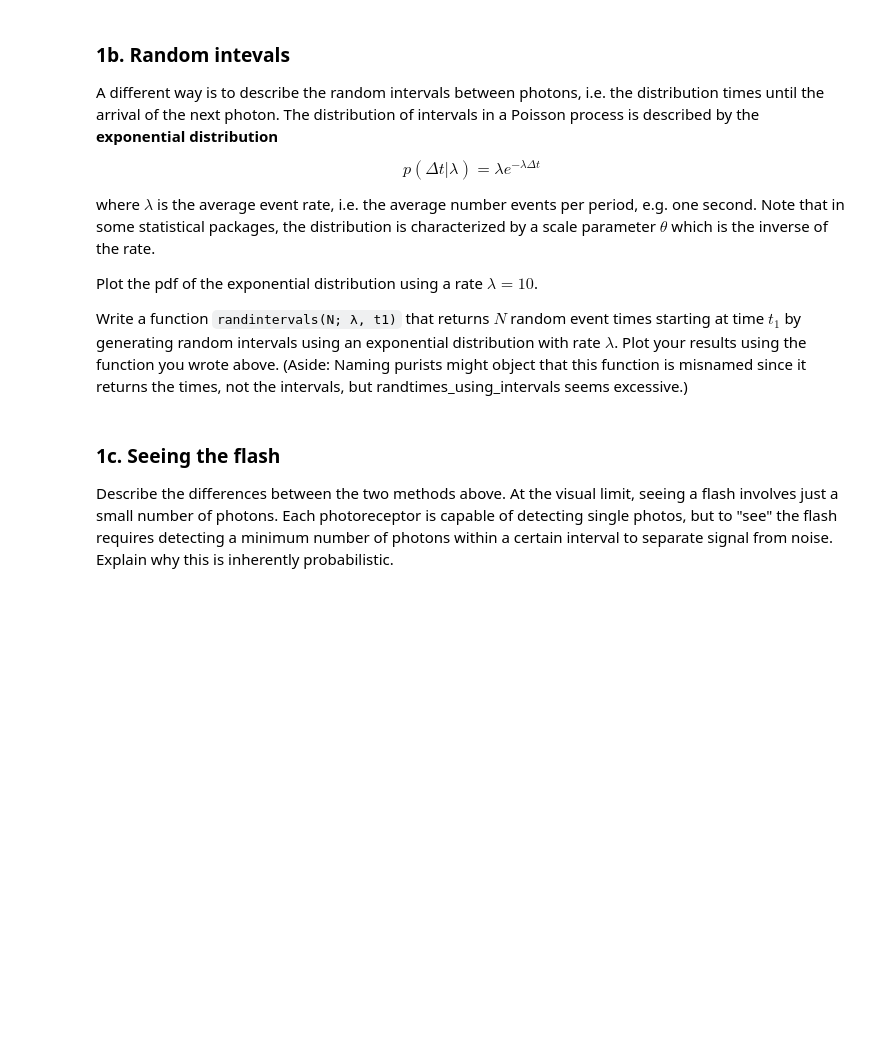
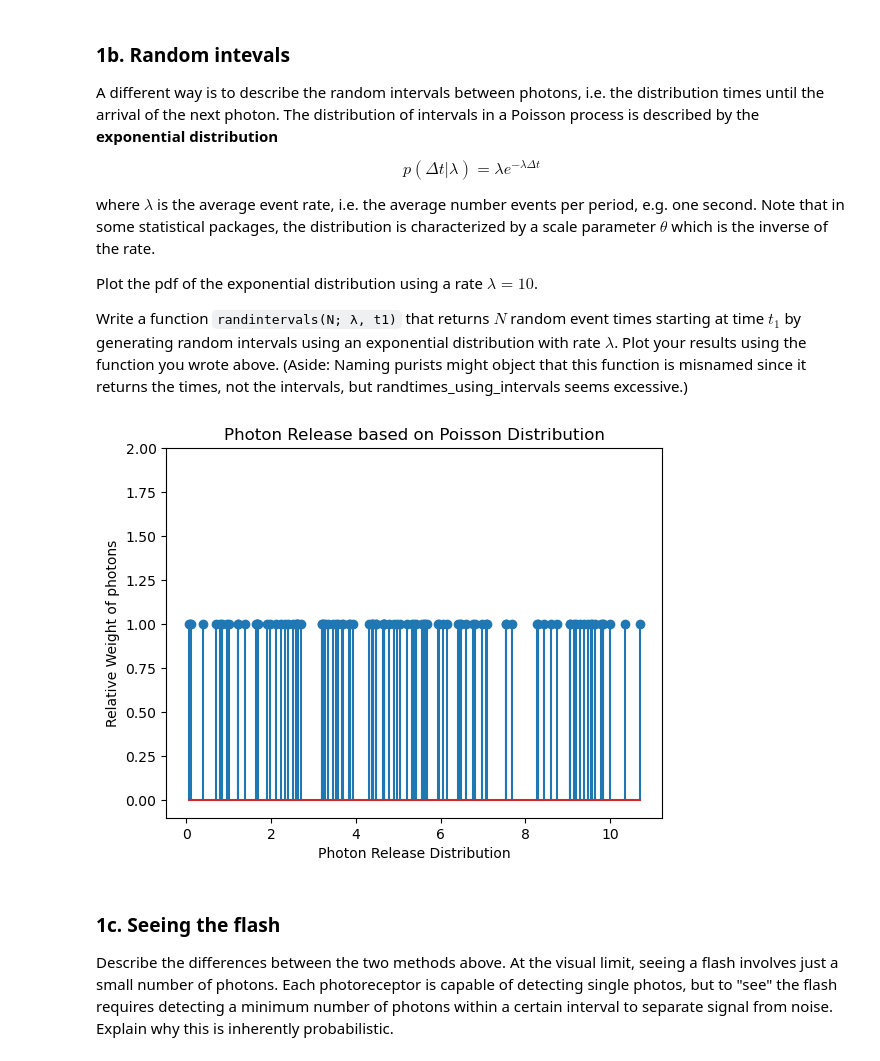
Before and after one commit to sakinkirti/CSDS364, a Jupyter notebook: A2b/A2b_sak207.ipynb, the cells around one changed output. Drawn from its saved outputs; the diff is of its cells as text; code cells hidden in the pictures; blank space fills up the shorter version.

```diff
--- a/A2b/A2b_sak207.ipynb
+++ b/A2b/A2b_sak207.ipynb
@@ -58,6 +86,18 @@ where $\lambda$ is the average event rate, i.e. the average number events per pe
 Plot the pdf of the exponential distribution using a rate $\lambda=10$.
 
 Write a function `randintervals(N; λ, t1)` that returns $N$ random event times starting at time $t_1$ by generating random intervals using an exponential distribution with rate $\lambda$.  Plot your results using the function you wrote above. (Aside: Naming purists might object that this function is misnamed since it returns the times, not the intervals, but randtimes_using_intervals seems excessive.)
+# %%
+def randintervals(N:int=100, lam:float=1, t1:int=0):
+    t = t1; T = []
+    for n in range(N):
+        T.append(t + np.random.exponential(1/lam))
+        t = T[-1]
+    return np.array(T)
+# %%
+T = randintervals(lam=10)
+plotflash(T)
+# %% [output]
+[figure, added]
 # %% [markdown]
 ### 1c. Seeing the flash
 
```
Also changed, not shown: parts of 25 cells of this notebook, 1 other file.
